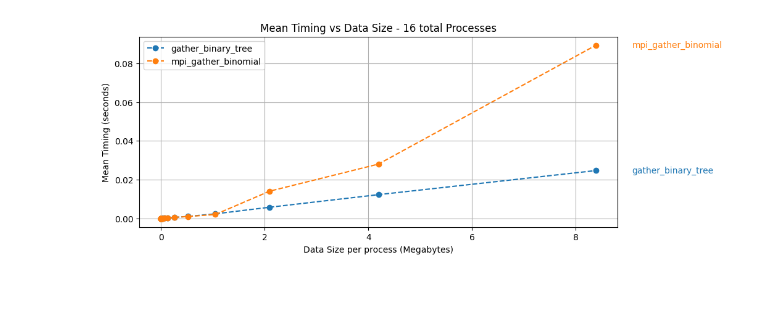
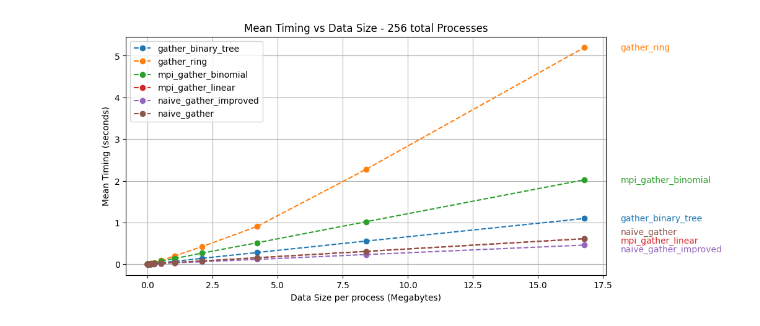
Before and after one commit to JunkyByte/final_hpc_and_cloud, a Jupyter notebook: HPC/exercise2/data_analysis.ipynb, the cells around one changed output. Saved outputs shown, nothing was run; the diff lists cells and outputs as text; code cells hidden in the pictures; blank space fills up the shorter version.

```diff
--- a/HPC/exercise2/data_analysis.ipynb
+++ b/HPC/exercise2/data_analysis.ipynb
@@ -63,7 +63,7 @@ plt.show()
 # %%
 # Define the folder containing the CSV files
 folder_path = './results/'
-num_proc = 16
+num_proc = 256
 
 # Get a list of all files in the folder that contain '_strongscaling_' in their name
 files_strong = sorted(file for file in os.listdir(folder_path) if f'_strongscaling_{num_proc}.' in file)
@@ -76,40 +76,40 @@ for file_strong in files_strong:
     if 'linear_sync' in file_strong:
         continue
 
-    if not ('binary' in file_strong or 'binomial' in file_strong):
-        continue
+    # if not ('binary' in file_strong or 'binomial' in file_strong):
+    #     continue
 
     # Extract the plot name from the file name
     plot_name_strong = file_strong.split('_results')[0]
 
     # Read the CSV file
     file_path_strong = os.path.join(folder_path, file_strong)
     results_strong = pd.read_csv(file_path_strong, header=None)
     results_strong.columns = ['NP', 'Size', 'Time']
 
-    results_strong = results_strong[results_strong['Size'] < 800000 * 4]
+    # results_strong = results_strong[results_strong['Size'] < 800000 * 4]
 
     # Calculate mean timing for each Size group
     mean_results_strong = results_strong.groupby('Size')['Time'].mean().reset_index()
 
     # Store the results in the dictionary
     all_results_strong[plot_name_strong] = mean_results_strong
 
 # Plotting
-plt.figure(figsize=(10, 4))
+plt.figure(figsize=(10, 5))
 
 # Loop through the dictionary to plot each set of results and add legend
 for plot_name_strong, mean_results_strong in all_results_strong.items():
     # Rescale x-axis values (multiply by 4 for bytes to megabytes)
     mean_results_strong['Size'] = mean_results_strong['Size'] * 4 / (1000 ** 2)
     plt.plot(mean_results_strong['Size'], mean_results_strong['Time'], marker='o', linestyle='--', label=plot_name_strong)
 matplotx.line_labels()  # line labels to the right
 
 plt.title(f'Mean Timing vs Data Size - {num_proc} total Processes')
 plt.xlabel('Data Size per process (Megabytes)')
 plt.ylabel('Mean Timing (seconds)')
 plt.grid(True)
 plt.legend()
 plt.show()
 # %% [output]
-[figure, old version]
+[figure, new version]
```
Also changed, not shown: parts of 1 cell of this notebook, 18 other files.
